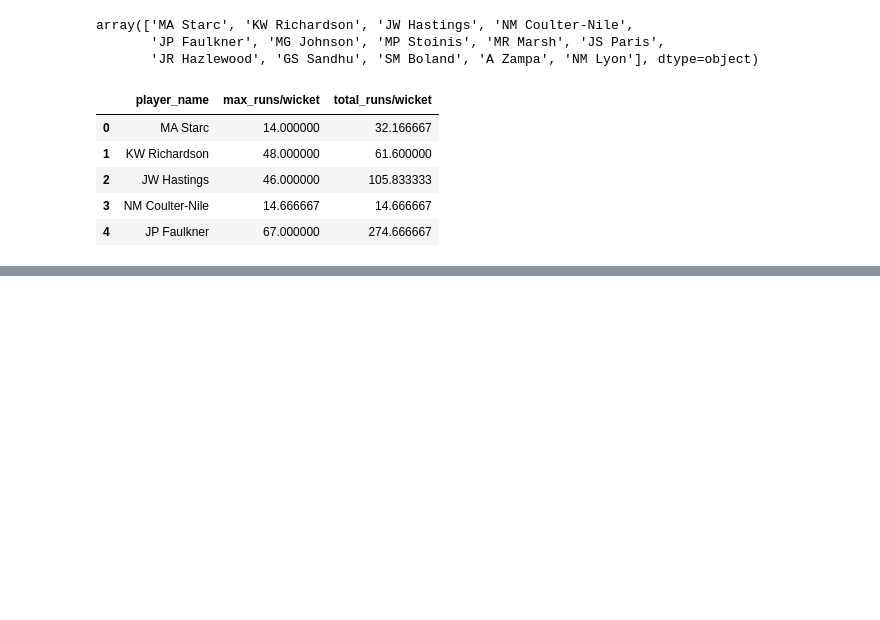
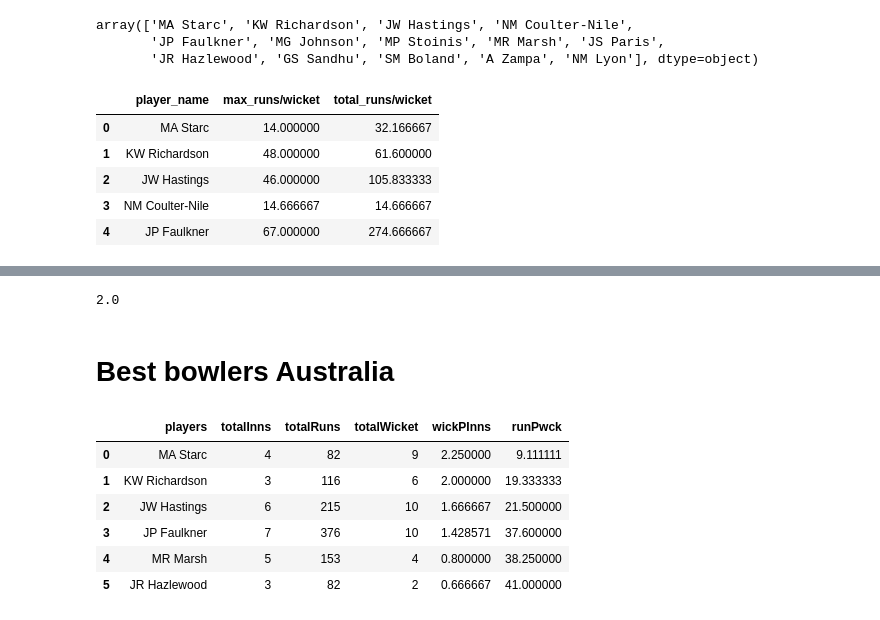
Before and after one commit to erayon/India-Australia-Cricket-Analysis, a Jupyter notebook: bowling_comaprism .ipynb, the cells around one changed output, grey strips where cells are left out. Saved outputs shown, nothing was run; the diff lists cells and outputs as text; code cells hidden in the pictures; blank space fills up the shorter version.

```diff
--- a/bowling_comaprism .ipynb
+++ b/bowling_comaprism .ipynb
@@ -414,0 +451,20 @@ tbAus
+# %%
+thresholdAus
+# %% [output]
+2.0
+# %% [markdown]
+# Best bowlers Australia
+# %%
+ti2 = tbAus.loc[tbAus['totalInns'] >= thresholdInd]
+ti2.reset_index(drop=True)
+ti2 = ti2.sort_values(['wickPInns'],ascending=[False])
+ti2 = ti2.reset_index(drop=True)
+ti2
+# %% [output]
+|  | players | totalInns | totalRuns | totalWicket | wickPInns | runPwck |
+| 0 | MA Starc | 4 | 82 | 9 | 2.250000 | 9.111111 |
+| 1 | KW Richardson | 3 | 116 | 6 | 2.000000 | 19.333333 |
+| 2 | JW Hastings | 6 | 215 | 10 | 1.666667 | 21.500000 |
+| 3 | JP Faulkner | 7 | 376 | 10 | 1.428571 | 37.600000 |
+| 4 | MR Marsh | 5 | 153 | 4 | 0.800000 | 38.250000 |
+| 5 | JR Hazlewood | 3 | 82 | 2 | 0.666667 | 41.000000 |
```
Also changed, not shown: parts of 29 cells of this notebook.
